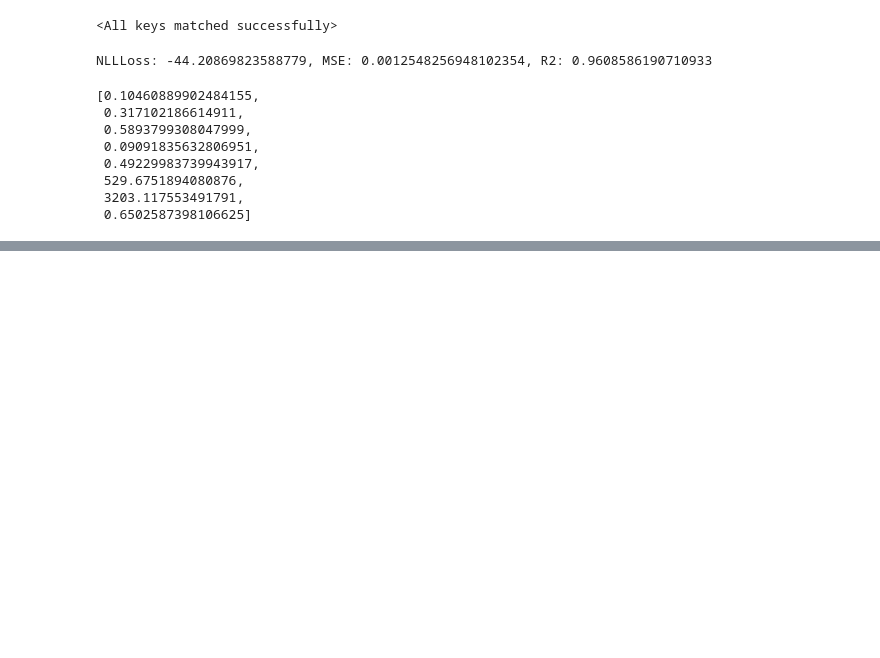
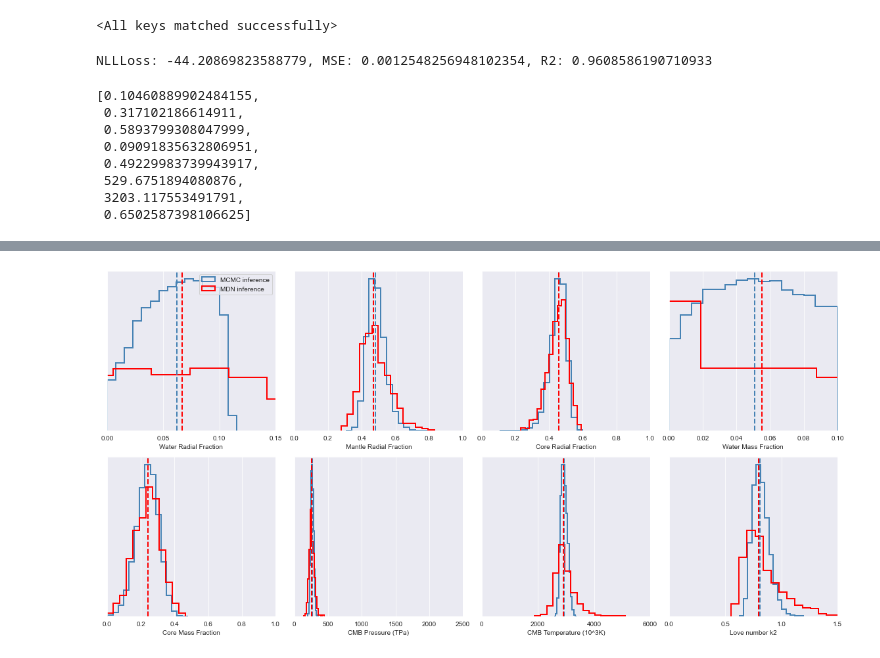
Before and after one commit to ArdenteX/Rockey_Reconstruction, a Jupyter notebook: Rock/rockyExoplanetV3Comparation.ipynb, the cells around one changed output, grey strips where cells are left out. Saved outputs shown, nothing was run; the diff lists cells and outputs as text; code cells hidden in the pictures; blank space fills up the shorter version.

```diff
--- a/Rock/rockyExoplanetV3Comparation.ipynb
+++ b/Rock/rockyExoplanetV3Comparation.ipynb
@@ -156,0 +249,5 @@ torch_col_dis
+# %%
+tensor_x = torch.from_numpy(X_scaled)
+x_o, x_n = tensor_x.chunk(2, dim=1)
+# %%
+pred = model(x_o, x_n)
@@ -156,0 +256,49 @@ torch_col_dis
+# %%
+sample = mix(pred[0], pred[1], pred[2]).sample()
+sample_inverse = m_y.inverse_transform(sample.cpu().numpy())
+# %%
+mcmc_result = pd.read_csv("D:\\Resource\\rockyExoplanetV3\\Kepler78b_feo.csv")
+mcmc_result["MRF"] = 1 - mcmc_result["WRF"] - mcmc_result["CRF"]
+# %%
+x_labels = ['Water Radial Fraction', 'Mantle Radial Fraction', 'Core Radial Fraction',
+            'Water Mass Fraction', 'Core Mass Fraction', 'CMB Pressure (TPa)',
+            'CMB Temperature (10^3K)', 'Love number k2']
+x_max = [0.15, 1, 1, 0.1, 1, 2500, 6000, 1.5]
+x_locator = [0.05, 0.2, 0.2, 0.02, 0.2, 500, 2000, 0.5]
+colors = ["steelblue"] * len(output_parameters)
+
+fig, axs = plt.subplots(2, 4, figsize=(16, 8))
+axs = axs.flatten()
+for i, param in enumerate(output_parameters):
+    ax = axs[i]
+    # plot MCMC results
+    x = mcmc_result[param]
+    ax.hist(x, density=True, bins=15, histtype='step', color='#4682b4', linewidth=2, label='MCMC inference')
+    median = np.median(x)
+    ax.axvline(median, color='#4682b4', linestyle='--', lw=2)
+
+    # plot MDN results
+    params_x = sample_inverse[:,i]
+    counts, bins, _ = ax.hist(params_x, density=True, bins=15, histtype='step', color='red', linewidth=2, label='MDN inference')
+    median = np.median(params_x)
+    ax.axvline(median, color='r', linestyle='--', lw=2)
+
+    # Set x-axis label from the provided list
+    ax.set_xlabel(x_labels[i])
+
+    ax.set_xlim(0, x_max[i])
+    ax.set_yticks([])
+    ax.xaxis.set_major_locator(plt.MultipleLocator(x_locator[i]))
+    ax.xaxis.set_minor_locator(AutoMinorLocator())
+
+    # Add legend to the first subplot
+    if i == 0:
+        ax.legend()
+
+# Adjust the layout
+plt.tight_layout()
+
+# Display the plot
+plt.show()
+# %% [output]
+[figure, added]
```
Also changed, not shown: parts of 11 cells of this notebook, 1 other file.
